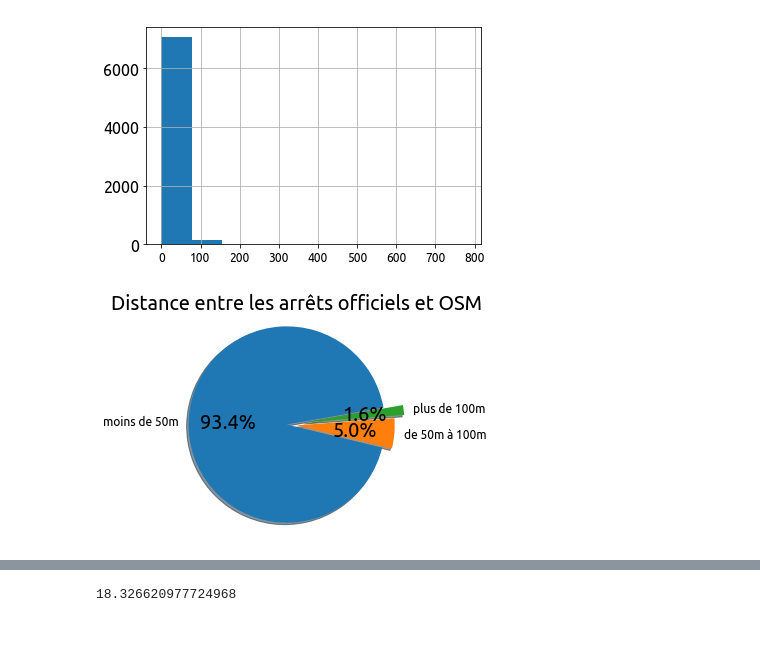
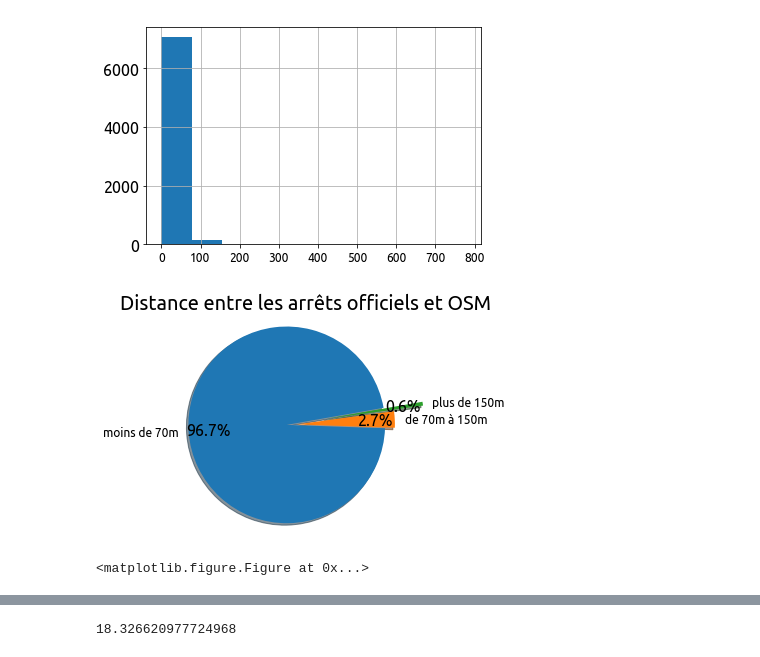
Before and after one commit to Jungle-Bus/ref-fr-STIF, a Jupyter notebook: audit_routepoints/idf_audit_quali.ipynb, the cells around one changed output, grey strips where cells are left out. Drawn from its saved outputs; the diff is of its cells as text; code cells hidden in the pictures.

Commit message:
audit quali - modif des distance et export des images

```diff
--- a/audit_routepoints/idf_audit_quali.ipynb
+++ b/audit_routepoints/idf_audit_quali.ipynb
@@ -254,22 +256,26 @@ quali_routepoints_filtered['distance'].hist()
 [figure]
 # %%
 routepoints_count = quali_routepoints_filtered.shape[0]
-labels = 'moins de 50m', 'de 50m à 100m', 'plus de 100m'
-count_moins_50 = quali_routepoints_filtered[quali_routepoints_filtered["distance"] <= 50].shape[0]
-count_50_100 = quali_routepoints_filtered[(quali_routepoints_filtered["distance"] > 50) & (quali_routepoints_filtered["distance"] < 100)].shape[0]
-count_plus_100 = quali_routepoints_filtered[quali_routepoints_filtered["distance"] > 100].shape[0]
+labels = 'moins de 70m', 'de 70m à 150m', 'plus de 150m'
+count_moins_70 = quali_routepoints_filtered[quali_routepoints_filtered["distance"] < 70].shape[0]
+count_70_150 = quali_routepoints_filtered[(quali_routepoints_filtered["distance"] >= 70) & (quali_routepoints_filtered["distance"] < 150)].shape[0]
+count_plus_150 = quali_routepoints_filtered[quali_routepoints_filtered["distance"] >= 150].shape[0]
 
-sizes = [count_moins_50/routepoints_count * 100,
-         count_50_100/routepoints_count * 100,
-         count_plus_100/routepoints_count * 100]
-explode = (0, 0.1, 0.2)
+sizes = [count_moins_70/routepoints_count * 100,
+         count_70_150/routepoints_count * 100,
+         count_plus_150/routepoints_count * 100]
+explode = (0, 0.1, 0.4)
 
 fig1, ax1 = plt.subplots()
+plt.rcParams['font.size'] = 16
+
 ax1.set_title('Distance entre les arrêts officiels et OSM')
 ax1.pie(sizes, explode=explode, labels=labels, autopct='%1.1f%%',
-        shadow=True, startangle=10)
+        shadow=True, startangle=10, pctdistance=0.8)
 ax1.axis('equal')  # Equal aspect ratio ensures that pie is drawn as a circle.
 
 plt.show()
+plt.savefig('audit_images/13_routepoints_distance_pie.png', bbox_inches='tight')
 # %% [output]
-[figure, old version]
+[figure, new version]
+<matplotlib.figure.Figure at 0x...>
```
Also changed, not shown: parts of 8 cells of this notebook, 3 other files.
